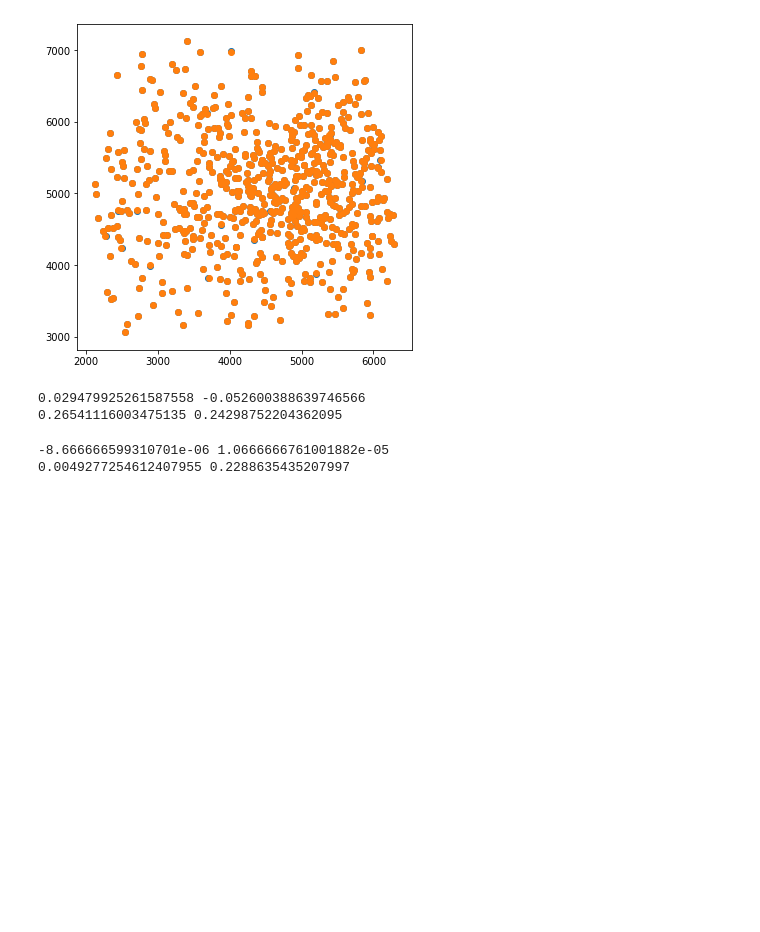
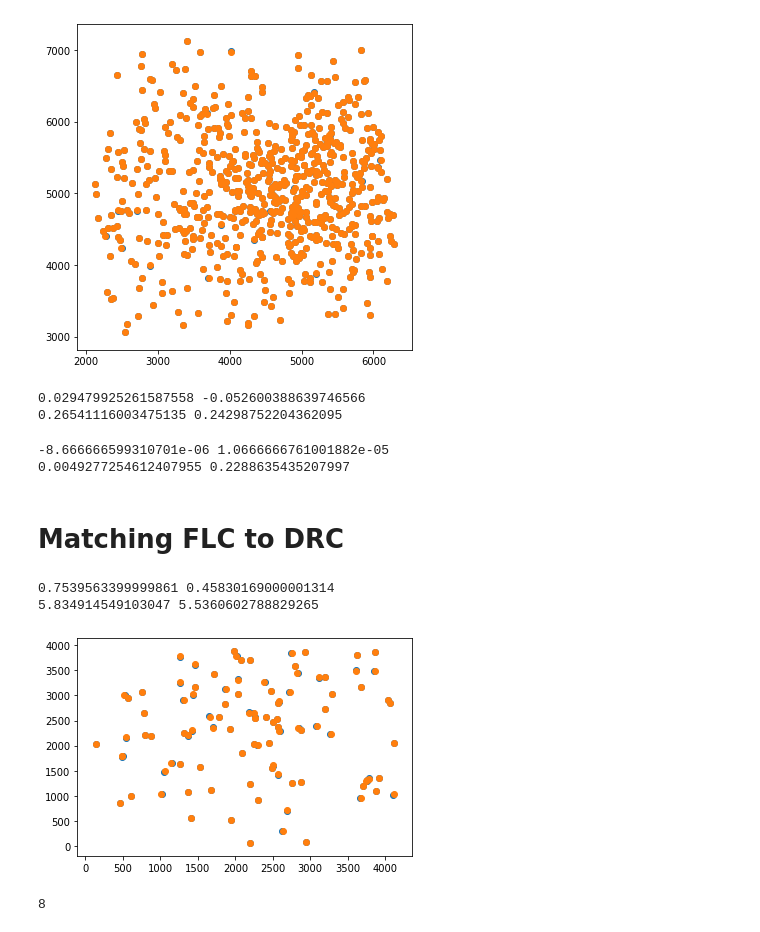
Before and after one commit to hrichstein/photRun0520, a Jupyter notebook: transWork0306.ipynb, the cells around one changed output. Cells and saved outputs as stored; diff of their text form; code cells hidden in the pictures; blank space fills up the shorter version.

```diff
--- a/transWork0306.ipynb
+++ b/transWork0306.ipynb
@@ -634,3 +634,34 @@ print(xStd,yStd)
 # %% [output]
 -8.666666599310701e-06 1.0666666761001882e-05
 0.0049277254612407955 0.2288635435207997
+# %% [markdown]
+# Matching FLC to DRC
+# %%
+myFile = np.genfromtxt('catRawMags1305/catDir/matchedFLCdrc0406r3.dat',names=True)
+# %%
+xDiff = myFile['xDRC_trans'] - myFile['xDRC_mat']
+xMean = np.mean(xDiff)
+xStd = np.std(xDiff)
+
+yDiff = myFile['yDRC_trans'] - myFile['yDRC_mat']
+yMean = np.mean(yDiff)
+yStd = np.std(yDiff)
+
+print(xMean,yMean)
+print(xStd,yStd)
+# %% [output]
+0.7539563399999861 0.45830169000001314
+5.834914549103047 5.5360602788829265
+# %%
+fIDX = np.argsort(myFile['magDRC'])[:100]
+f_100 = myFile[fIDX]
+# %%
+fig, ax = plt.subplots()
+
+
+ax.scatter(f_100['xDRC_mat'],f_100['yDRC_mat'])
+ax.scatter(f_100['xDRC_trans'],f_100['yDRC_trans'])
+
+plt.show()
+# %% [output]
+[figure, added]
@@ -636,0 +701,4 @@ print(xStd,yStd)
+# %%
+print(len(flcArr))
+# %% [output]
+8
```
Also changed, not shown: parts of 8 cells of this notebook, 4 other files.
